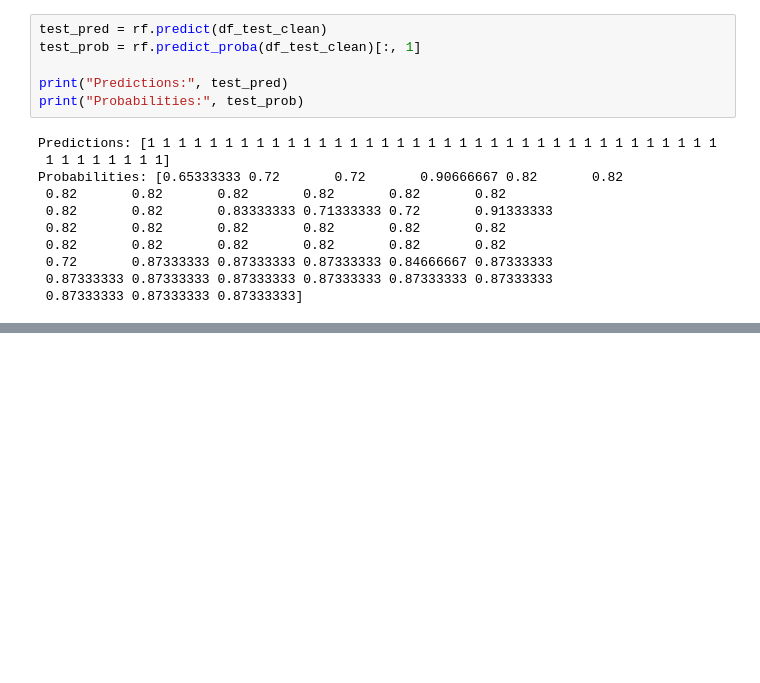
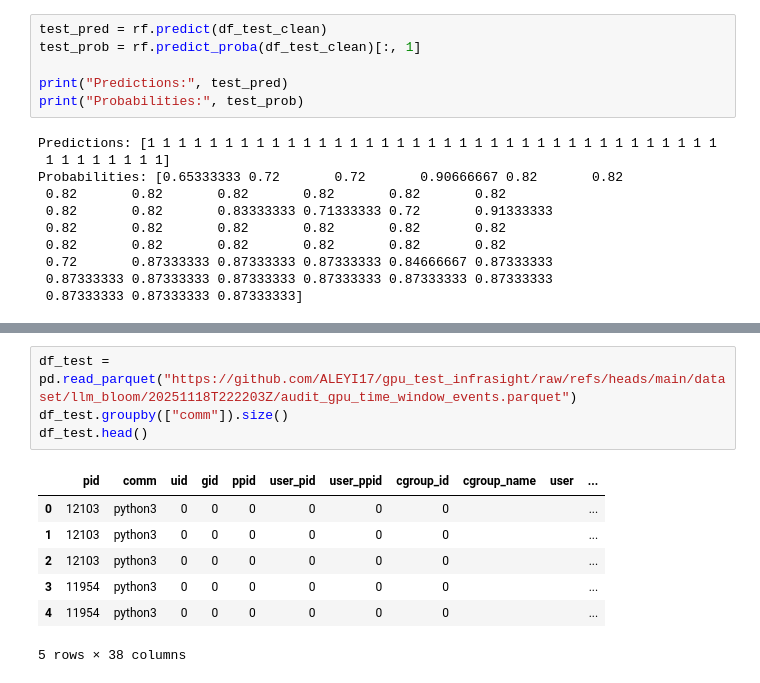
Before and after one commit to ALEYI17/InfraSight_ml, a Jupyter notebook: notebooks/Gpu/time_window_analysis.ipynb, the cells around one changed output, grey strips where cells are left out. Drawn from its saved outputs; the diff is of its cells as text; blank space fills up the shorter version.

Commit message:
add test datasets and create tp, fn, etc for all models

```diff
--- a/notebooks/Gpu/time_window_analysis.ipynb
+++ b/notebooks/Gpu/time_window_analysis.ipynb
@@ -358,0 +407,12 @@ Probabilities: [0.65333333 0.72       0.72       0.90666667 0.82       0.82
+# %%
+df_test = pd.read_parquet("https://github.com/ALEYI17/gpu_test_infrasight/raw/refs/heads/main/dataset/llm_bloom/20251118T222203Z/audit_gpu_time_window_events.parquet")
+df_test.groupby(["comm"]).size()
+df_test.head()
+# %% [output]
+|  | pid | comm | uid | gid | ppid | user_pid | user_ppid | cgroup_id | cgroup_name | user | ... |
+| 0 | 12103 | python3 | 0 | 0 | 0 | 0 | 0 | 0 |  |  | ... |
+| 1 | 12103 | python3 | 0 | 0 | 0 | 0 | 0 | 0 |  |  | ... |
+| 2 | 12103 | python3 | 0 | 0 | 0 | 0 | 0 | 0 |  |  | ... |
+| 3 | 11954 | python3 | 0 | 0 | 0 | 0 | 0 | 0 |  |  | ... |
+| 4 | 11954 | python3 | 0 | 0 | 0 | 0 | 0 | 0 |  |  | ... |
+5 rows × 38 columns
```
Also changed, not shown: parts of 5 cells of this notebook, 3 other files.
